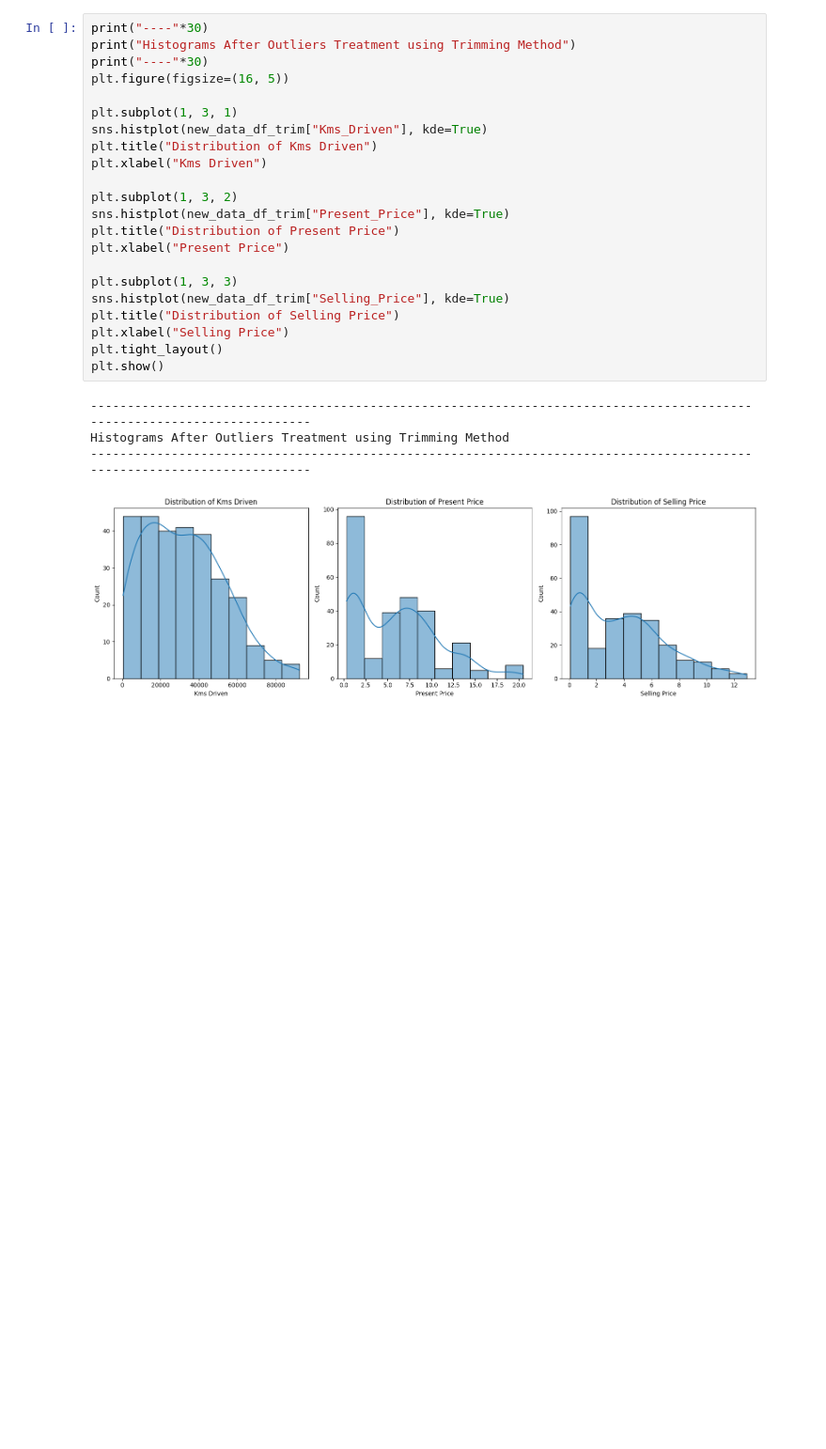
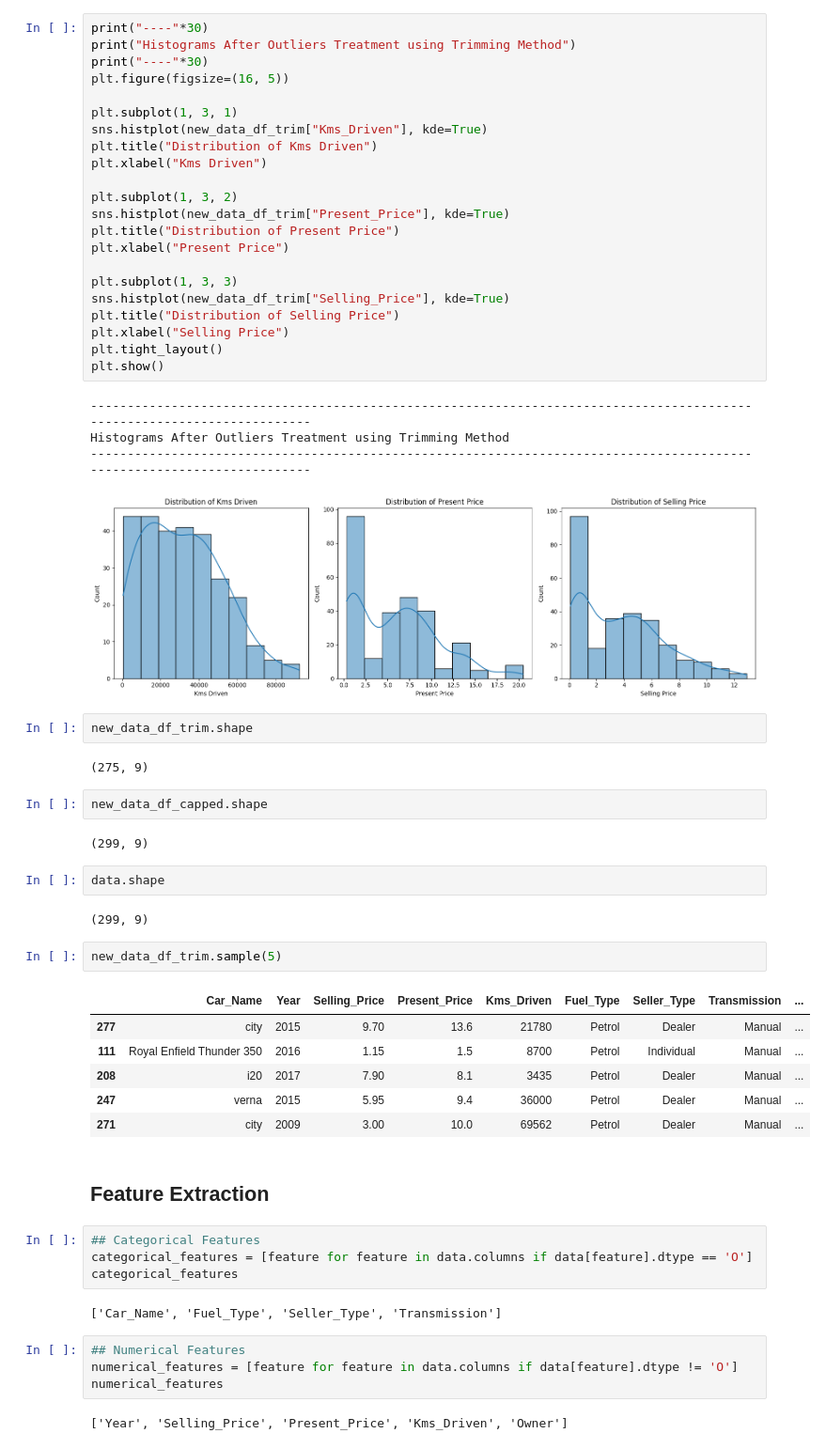
Before and after one commit to nikeshgamal24/Car-Price-Prediction-Project, a Jupyter notebook: Car_Price_Prediction_Regression_Project.ipynb, the cells around one changed output. Shown at 94% size. Saved outputs shown, nothing was run; the diff lists cells and outputs as text; blank space fills up the shorter version.

```diff
--- a/Car_Price_Prediction_Regression_Project.ipynb
+++ b/Car_Price_Prediction_Regression_Project.ipynb
@@ -435,3 +431,38 @@ plt.show()
 Histograms After Outliers Treatment using Trimming Method
 ------------------------------------------------------------------------------------------------------------------------
 [figure]
+# %%
+new_data_df_trim.shape
+# %% [output]
+(275, 9)
+# %%
+new_data_df_capped.shape
+# %% [output]
+(299, 9)
+# %%
+data.shape
+# %% [output]
+(299, 9)
+# %%
+new_data_df_trim.sample(5)
+# %% [output]
+|  | Car_Name | Year | Selling_Price | Present_Price | Kms_Driven | Fuel_Type | Seller_Type | Transmission | ... |
+| 277 | city | 2015 | 9.70 | 13.6 | 21780 | Petrol | Dealer | Manual | ... |
+| 111 | Royal Enfield Thunder 350 | 2016 | 1.15 | 1.5 | 8700 | Petrol | Individual | Manual | ... |
+| 208 | i20 | 2017 | 7.90 | 8.1 | 3435 | Petrol | Dealer | Manual | ... |
+| 247 | verna | 2015 | 5.95 | 9.4 | 36000 | Petrol | Dealer | Manual | ... |
+| 271 | city | 2009 | 3.00 | 10.0 | 69562 | Petrol | Dealer | Manual | ... |
+# %% [markdown]
+## Feature Extraction
+# %%
+## Categorical Features
+categorical_features = [feature for feature in data.columns if data[feature].dtype == 'O']
+categorical_features
+# %% [output]
+['Car_Name', 'Fuel_Type', 'Seller_Type', 'Transmission']
+# %%
+## Numerical Features
+numerical_features = [feature for feature in data.columns if data[feature].dtype != 'O']
+numerical_features
+# %% [output]
+['Year', 'Selling_Price', 'Present_Price', 'Kms_Driven', 'Owner']
```
Also changed, not shown: parts of 31 cells of this notebook.
